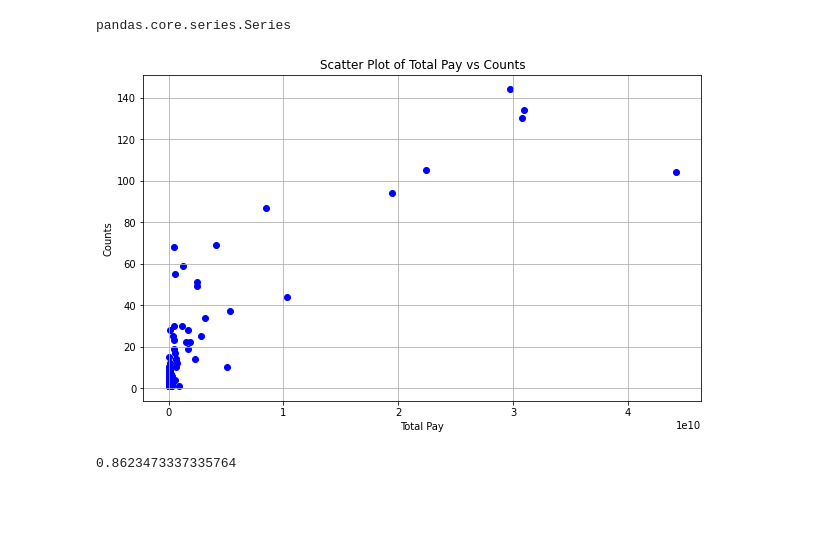
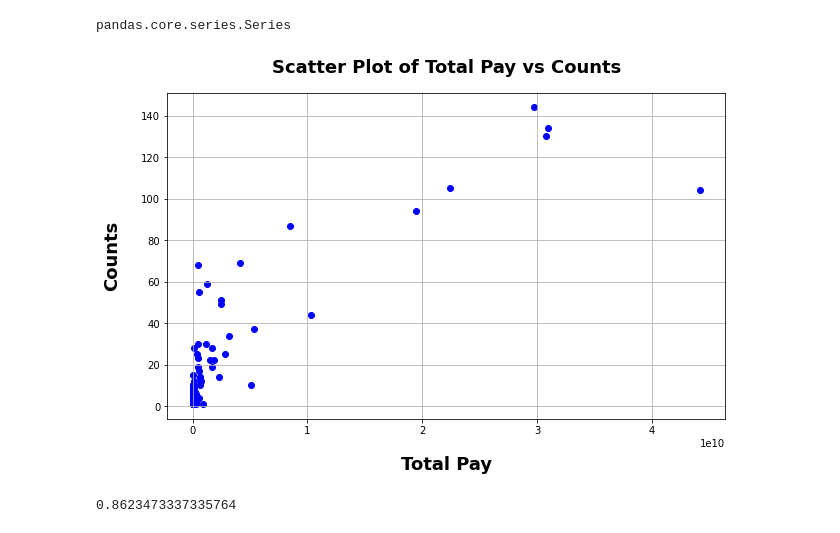
Before and after one commit to Iankip8/dsc-phase-1-project-v2-4, a Jupyter notebook: student.ipynb, the cells around one changed output. Cells and saved outputs as stored; diff of their text form; code cells hidden in the pictures; blank space fills up the shorter version.

```diff
--- a/student.ipynb
+++ b/student.ipynb
@@ -635,14 +636,14 @@ pandas.core.series.Series
 # %%
 # Plotting scatter plot for Total Pay and Counts
 plt.figure(figsize=(10, 6))
 plt.scatter(merged_data['Total Pay'], merged_data['Counts'], color='blue')
-plt.xlabel('Total Pay')
-plt.ylabel('Counts')
-plt.title('Scatter Plot of Total Pay vs Counts')
+plt.xlabel('Total Pay' ,fontsize=18, fontweight='bold', labelpad=20)
+plt.ylabel('Counts', fontsize=18, fontweight='bold', labelpad=20)
+plt.title('Scatter Plot of Total Pay vs Counts', fontsize=18, fontweight='bold',pad=20)
 plt.grid(True)
 plt.show()
 # %% [output]
-[figure, old version]
+[figure, new version]
 # %%
 # Correlation
 # Calculate the correlation coefficient between 'Total Pay' and 'Counts'
```
Also changed, not shown: parts of 27 cells of this notebook.
